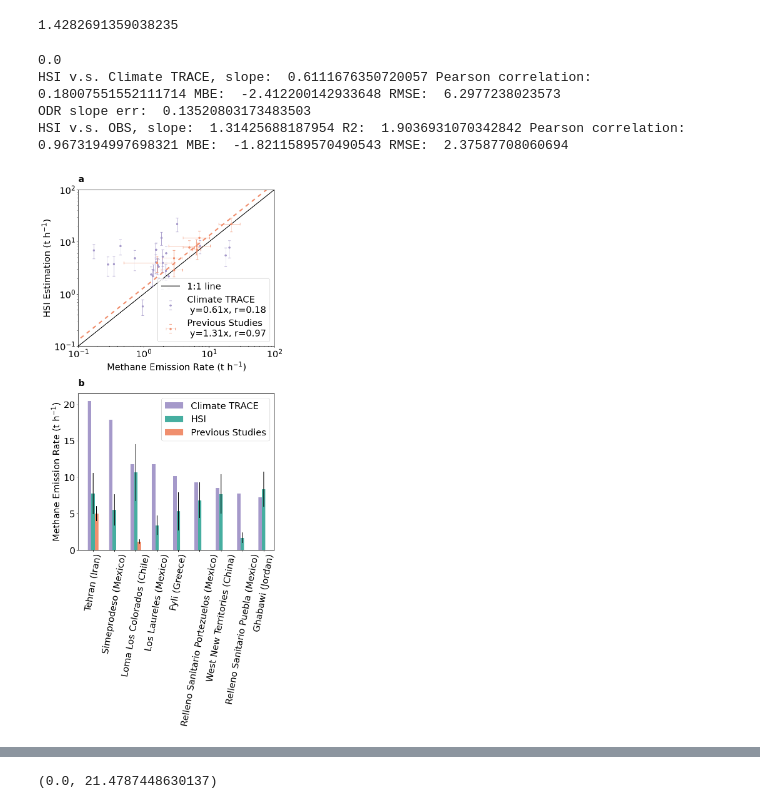
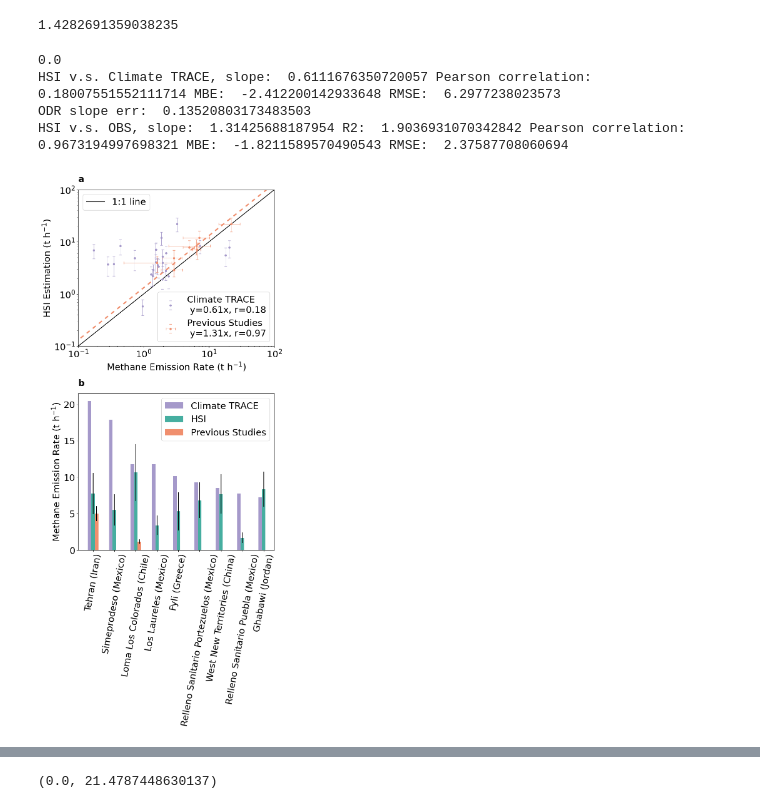
Before and after one commit to zxdawn/Hyper-Landfill, a Jupyter notebook: notebooks/emission_comp_th.ipynb, the cells around one changed output, grey strips where cells are left out. Cells and saved outputs as stored; diff of their text form; code cells hidden in the pictures.

```diff
--- a/notebooks/emission_comp_th.ipynb
+++ b/notebooks/emission_comp_th.ipynb
@@ -1017,7 +1017,7 @@ print('HSI v.s. Climate TRACE, slope: ', slope_CT, 'Pearson correlation: ', corr
 # ax.plot(np.arange(300), slope_CT*np.arange(300), label='Climate TRACE', c='#A599CA', linestyle='--', dashes=(3, 3), linewidth=3)
 
 # ax.scatter(x, y)
-ax.errorbar(x, y, yerr=yerr, c='#A599CA', fmt='o', capsize=3,
+eb1 = ax.errorbar(x, y, yerr=yerr, c='#A599CA', fmt='o', capsize=3,
             markersize=4, elinewidth=0.6, label=f'Climate TRACE \n y={np.round(slope_CT, 2)}x, r={np.round(corr_CT, 2)}')
 
 # ---- HSI v.s. OBS ---
@@ -1042,7 +1042,7 @@ print('HSI v.s. OBS, slope: ', slope_OBS, 'R2: ', r_squared, 'Pearson correlatio
 # l3 = ax.axline(xy1=(0, 0), slope=slope_OBS, label=f'y = {slope_OBS:.1f}x (R$^2$ = {r_squared:.2f})', c='darkorange', linestyle='--')
 # l3 = ax.axline(xy1=(0, 0), slope=slope_OBS, label='OBS', c='darkorange', linestyle='--')
 l3 = ax.plot(np.arange(300), slope_OBS*np.arange(300), c='#F08F6E', linestyle='--', dashes=(3, 3), linewidth=3)
-ax.errorbar(x, y, xerr=xerr, yerr=yerr, fmt='o', capsize=3,
+eb2 = ax.errorbar(x, y, xerr=xerr, yerr=yerr, fmt='o', capsize=3,
             markersize=4, elinewidth=0.6, c='#F08F6E',
             label=f'Previous Studies \n y={np.round(slope_OBS, 2)}x, r={np.round(corr_OBS, 2)}'
             )
@@ -1061,7 +1061,13 @@ ax.errorbar(x, y, xerr=xerr, yerr=yerr, fmt='o', capsize=3,
 ax.set_ylabel('HSI Estimation (t h$^{-1}$)')
 ax.set_xlabel('Methane Emission Rate (t h$^{-1}$)')
 
-ax.legend(loc='lower right')
+# First legend for the 1:1 line (top left)
+legend1 = ax.legend(handles=[l1], loc='upper left')
+ax.add_artist(legend1)  # Keep this legend on the plot
+
+# Second legend for errorbars (bottom right)
+ax.legend(handles=[eb1, eb2], loc='lower right')
+
 ax.set_xscale('log')
 ax.set_yscale('log')
 ax.set_xlim(0.1, 100)
@@ -1073,34 +1079,34 @@ ax.set_ylim(0.1, 100)
 ax = axs[1]
 
 df_merge_all.rename(columns={'OBS': 'Previous Studies'}).plot(ax=ax,
                 x='xname', y=['Climate TRACE', 'HSI', 'Previous Studies'],
                 yerr=[[0]*len(df_merge_all),
                       df_merge_all['HSI uncertainty (t h$^{-1}$)'],
                         df_merge_all['OBS uncertainty'],
                         ],
                 kind="bar",
                 # color=['darkgrey', 'C0', 'darkorange'],
                 color=['#A599CA', '#46AEA0', '#F08F6E'],
                 rot=80,
                 )
 ax.set_xlabel('')
 ax.set_ylabel('Methane Emission Rate (t h$^{-1}$)')
 ax.set_xlim(xmin=-0.7)
 
 for n, ax in enumerate(axs):
     # plot wind quivers
     ax.text(0, 1.05, string.ascii_lowercase[n],
             transform=ax.transAxes,
             size=20, weight='bold')
 
 fig.tight_layout()
 fig.savefig('../figures/emission_comp.pdf', bbox_inches='tight', pad_inches=0)
 # %% [output]
 0.0
 HSI v.s. Climate TRACE, slope:  0.6111676350720057 Pearson correlation:  0.18007551552111714 MBE:  -2.412200142933648 RMSE:  6.2977238023573
 ODR slope err:  0.13520803173483503
 HSI v.s. OBS, slope:  1.31425688187954 R2:  1.9036931070342842 Pearson correlation:  0.9673194997698321 MBE:  -1.8211589570490543 RMSE:  2.37587708060694
-[figure, old version]
+[figure, new version]
 # %%
 df_merge_all
 # %% [output]
```
